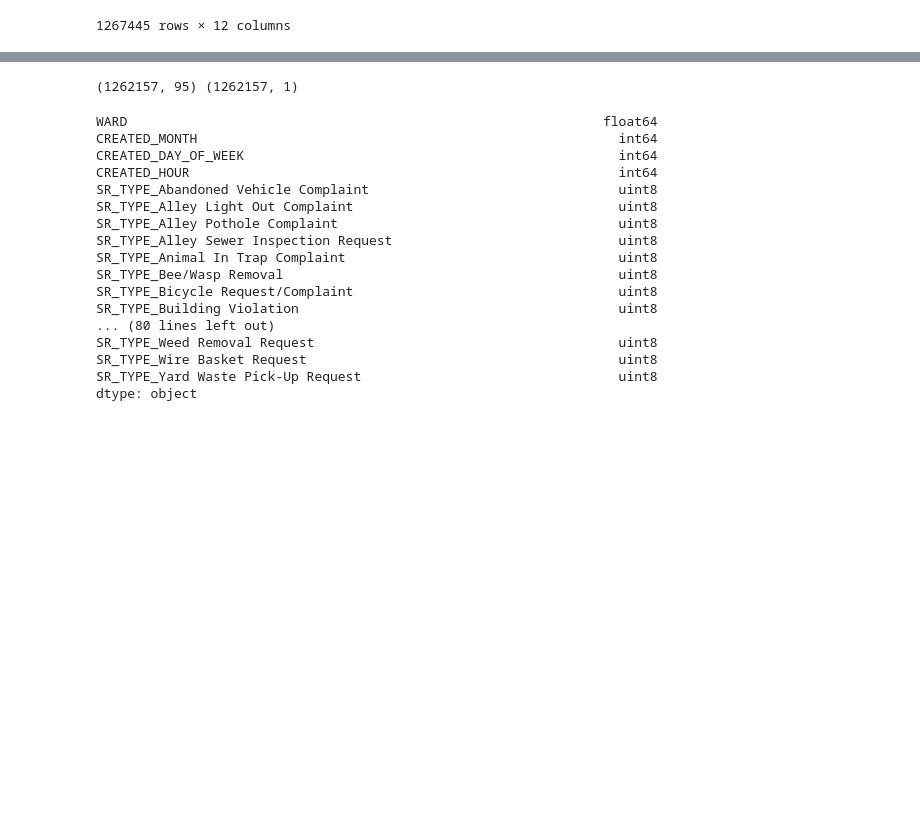
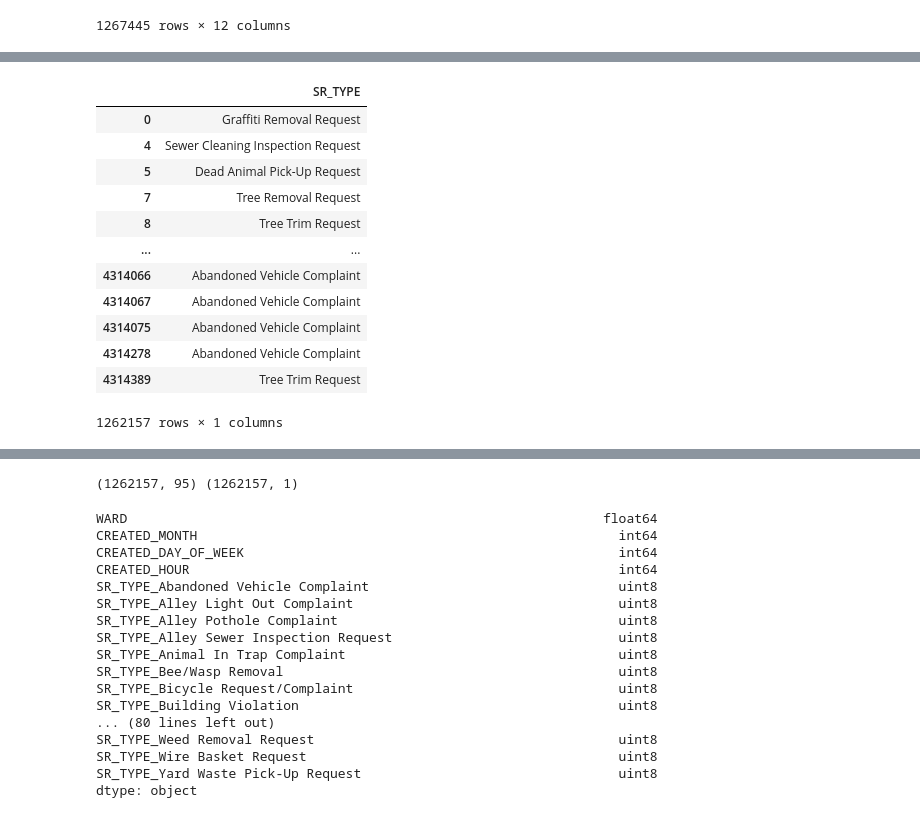
Before and after one commit to schwamb/311-service-project, a Jupyter notebook: 311_service_request.ipynb, the cells around one changed output, grey strips where cells are left out. Saved outputs shown, nothing was run; the diff lists cells and outputs as text; code cells hidden in the pictures; blank space fills up the shorter version.

```diff
--- a/311_service_request.ipynb
+++ b/311_service_request.ipynb
@@ -228 +228,18 @@ TIME_TO_COMPLETION (M)    0
 dtype: int64
+# %%
+sr_types_df = service_requests_with_time[['SR_TYPE']]
+sr_types_df
+# %% [output]
+|  | SR_TYPE |
+| 0 | Graffiti Removal Request |
+| 4 | Sewer Cleaning Inspection Request |
+| 5 | Dead Animal Pick-Up Request |
+| 7 | Tree Removal Request |
+| 8 | Tree Trim Request |
+| ... | ... |
+| 4314066 | Abandoned Vehicle Complaint |
+| 4314067 | Abandoned Vehicle Complaint |
+| 4314075 | Abandoned Vehicle Complaint |
+| 4314278 | Abandoned Vehicle Complaint |
+| 4314389 | Tree Trim Request |
+1262157 rows × 1 columns
```
Also changed, not shown: parts of 18 cells of this notebook, 2 other files.
